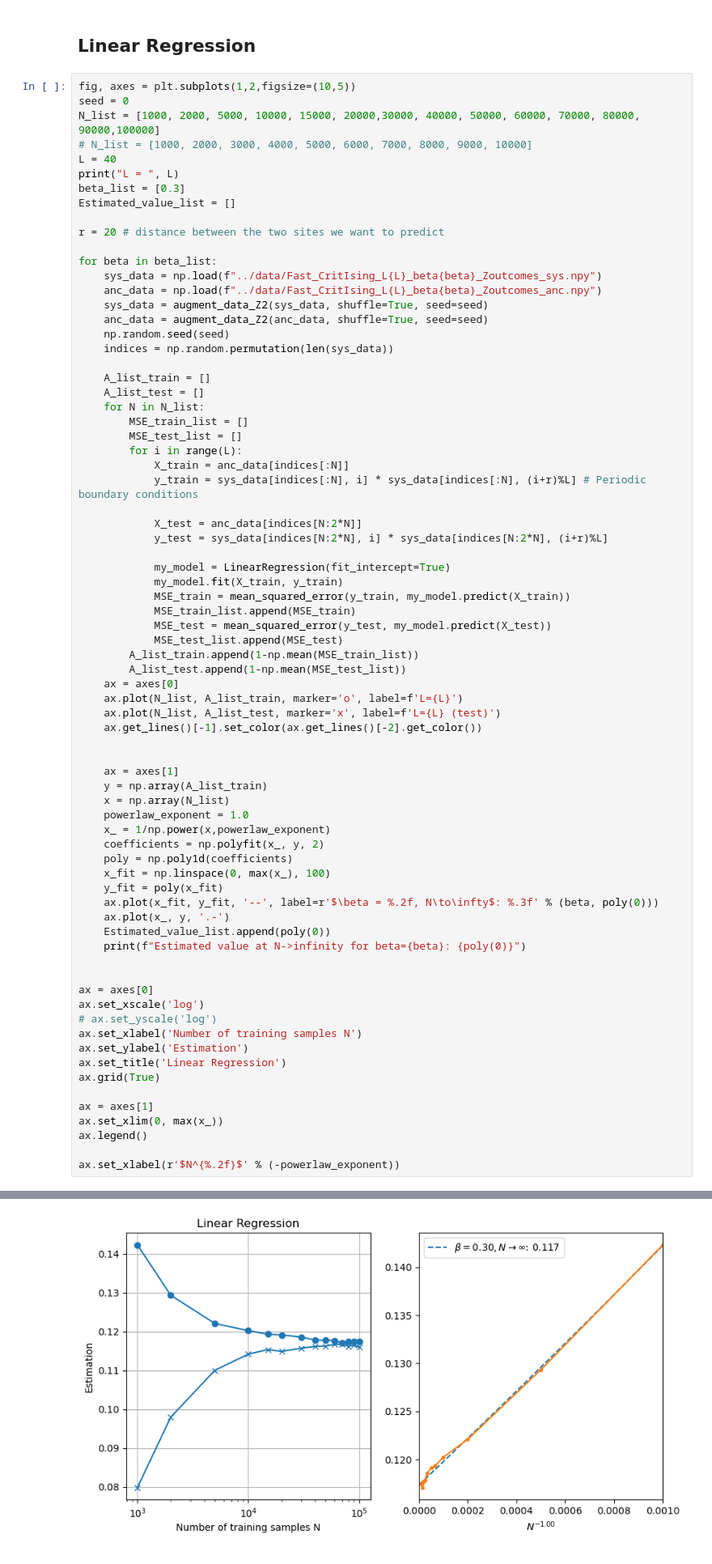
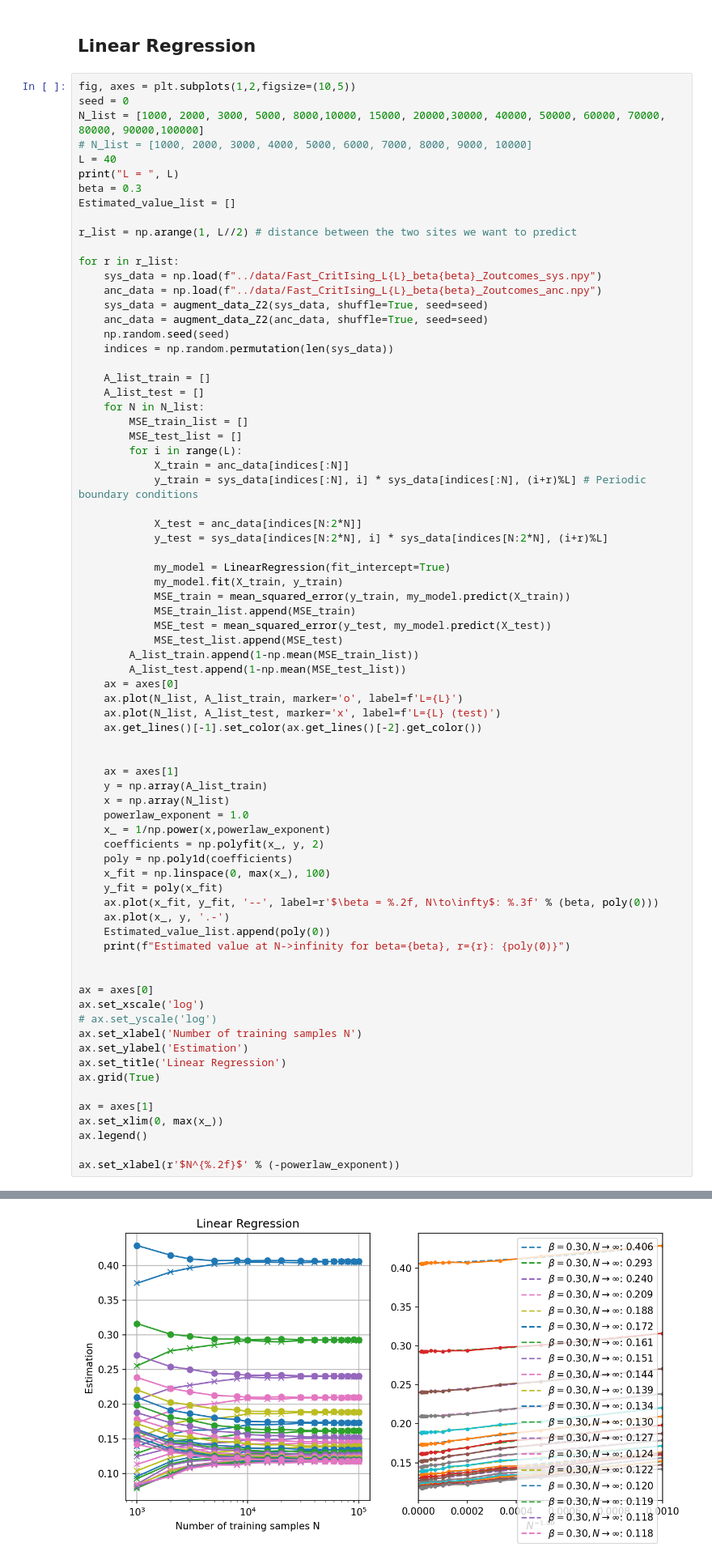
Before and after one commit to YueLiu01/MPSToolBox, a Jupyter notebook: snapshot_measurements_nonNN.ipynb, the cells around one changed output, grey strips where cells are left out. Shown at 81% size. Drawn from its saved outputs; the diff is of its cells as text.

```diff
--- a/snapshot_measurements_nonNN.ipynb
+++ b/snapshot_measurements_nonNN.ipynb
@@ -1154,16 +1154,16 @@ array([0.93709208])
 # %%
 fig, axes = plt.subplots(1,2,figsize=(10,5))
 seed = 0
-N_list = [1000, 2000, 5000, 10000, 15000, 20000,30000, 40000, 50000, 60000, 70000, 80000, 90000,100000]
+N_list = [1000, 2000, 3000, 5000, 8000,10000, 15000, 20000,30000, 40000, 50000, 60000, 70000, 80000, 90000,100000]
 # N_list = [1000, 2000, 3000, 4000, 5000, 6000, 7000, 8000, 9000, 10000]
 L = 40
 print("L = ", L)
-beta_list = [0.3]
+beta = 0.3
 Estimated_value_list = []
 
-r = 20 # distance between the two sites we want to predict
+r_list = np.arange(1, L//2) # distance between the two sites we want to predict
 
-for beta in beta_list:
+for r in r_list:
     sys_data = np.load(f"../data/Fast_CritIsing_L{L}_beta{beta}_Zoutcomes_sys.npy")
     anc_data = np.load(f"../data/Fast_CritIsing_L{L}_beta{beta}_Zoutcomes_anc.npy")
     sys_data = augment_data_Z2(sys_data, shuffle=True, seed=seed)
@@ -1209,7 +1209,7 @@ for beta in beta_list:
     ax.plot(x_fit, y_fit, '--', label=r'$\beta = %.2f, N\to\infty$: %.3f' % (beta, poly(0)))
     ax.plot(x_, y, '.-')
     Estimated_value_list.append(poly(0))
-    print(f"Estimated value at N->infinity for beta={beta}: {poly(0)}")
+    print(f"Estimated value at N->infinity for beta={beta}, r={r}: {poly(0)}")
 
 
 ax = axes[0]
@@ -1231,2 +1249,2 @@ Estimated value at N->infinity for beta=0.3: 0.1173468018198812
 Text(0.5, 0, '$N^{-1.00}$')
-[figure, old version]
+[figure, new version]
```
Also changed, not shown: parts of 12 cells of this notebook.
